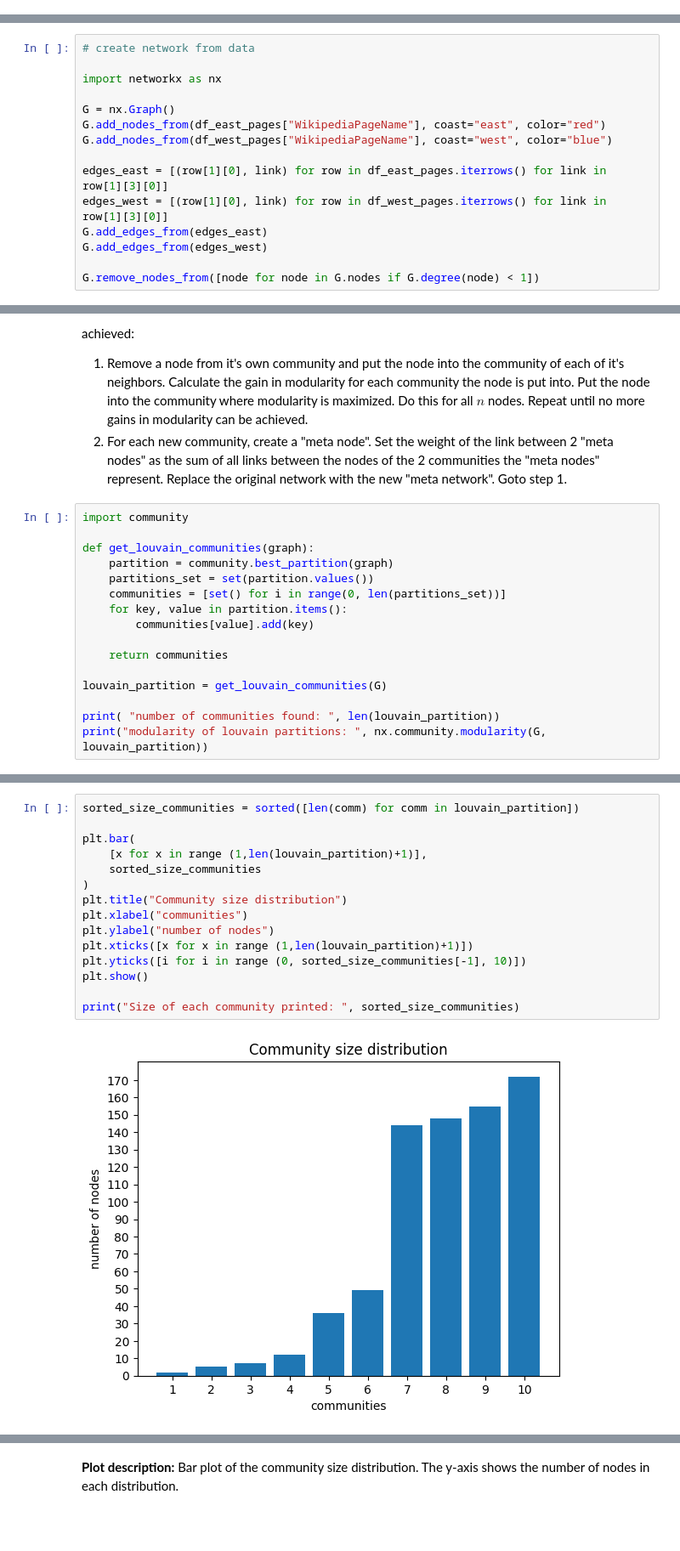
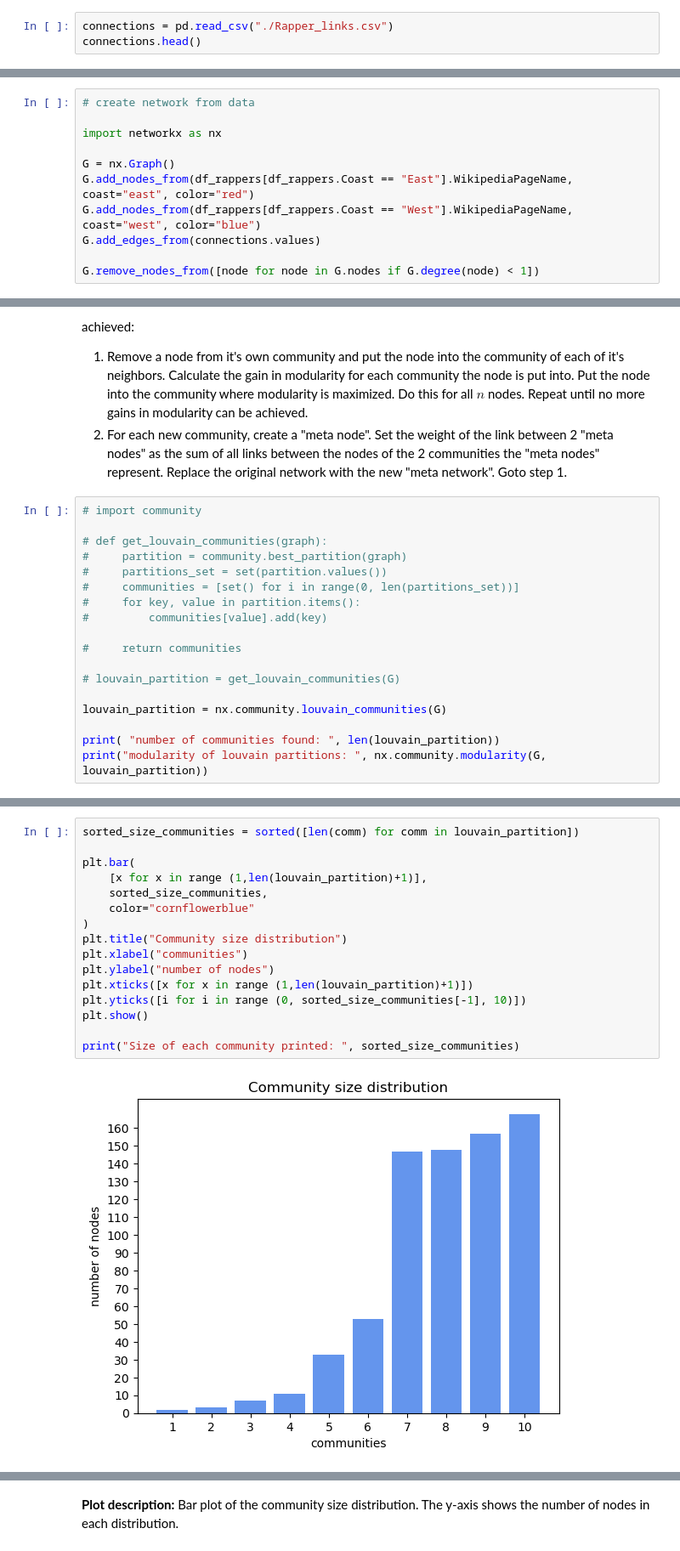
Before and after one commit to andste97/socialgraphs2023f-project, a Jupyter notebook: assignments/Assignment2.ipynb, the cells around one changed output, grey strips where cells are left out. Shown at 85% size. Cells and saved outputs as stored; diff of their text form; blank space fills up the shorter version.

```diff
--- a/assignments/Assignment2.ipynb
+++ b/assignments/Assignment2.ipynb
@@ -573,3 +572,6 @@ It is calculated by:
 $M_c = \frac{L_c}{L} - (\frac{k_c}{2L})^2$
 
 which is the number of links within the local community divided by the total number of links in the network minus the square of the sum of degrees in the local community divided by 2 times the total number of links in the network. Therefore the first term calculates relative connectedness within the community compared to the network, the second term the connectedness of a random model squared.
+# %%
+connections = pd.read_csv("./Rapper_links.csv")
+connections.head()
@@ -579,13 +588,9 @@ which is the number of links within the local community divided by the total num
 import networkx as nx
 
 G = nx.Graph()
-G.add_nodes_from(df_east_pages["WikipediaPageName"], coast="east", color="red")
-G.add_nodes_from(df_west_pages["WikipediaPageName"], coast="west", color="blue")
-
-edges_east = [(row[1][0], link) for row in df_east_pages.iterrows() for link in row[1][3][0]]
-edges_west = [(row[1][0], link) for row in df_west_pages.iterrows() for link in row[1][3][0]]
-G.add_edges_from(edges_east)
-G.add_edges_from(edges_west)
+G.add_nodes_from(df_rappers[df_rappers.Coast == "East"].WikipediaPageName, coast="east", color="red")
+G.add_nodes_from(df_rappers[df_rappers.Coast == "West"].WikipediaPageName, coast="west", color="blue")
+G.add_edges_from(connections.values)
 
 G.remove_nodes_from([node for node in G.nodes if G.degree(node) < 1])
 # %% [markdown]
@@ -598,18 +603,20 @@ Then, the algorithm repeatedly iterates through two phases until no further gain
 1. Remove a node from it's own community and put the node into the community of each of it's neighbors. Calculate the gain in modularity for each community the node is put into. Put the node into the community where modularity is maximized. Do this for all $n$ nodes. Repeat until no more gains in modularity can be achieved.
 2. For each new community, create a "meta node". Set the weight of the link between 2 "meta nodes" as the sum of all links between the nodes of the 2 communities the "meta nodes" represent. Replace the original network with the new "meta network". Goto step 1.
 # %%
-import community
+# import community
 
-def get_louvain_communities(graph):
-    partition = community.best_partition(graph)
-    partitions_set = set(partition.values())
-    communities = [set() for i in range(0, len(partitions_set))]
-    for key, value in partition.items():
-        communities[value].add(key)
+# def get_louvain_communities(graph):
+#     partition = community.best_partition(graph)
+#     partitions_set = set(partition.values())
+#     communities = [set() for i in range(0, len(partitions_set))]
+#     for key, value in partition.items():
+#         communities[value].add(key)
 
-    return communities
+#     return communities
 
-louvain_partition = get_louvain_communities(G)
+# louvain_partition = get_louvain_communities(G)
+
+louvain_partition = nx.community.louvain_communities(G)
 
 print( "number of communities found: ", len(louvain_partition))
 print("modularity of louvain partitions: ", nx.community.modularity(G, louvain_partition))
@@ -627,17 +634,18 @@ The modularity of the partiton found by the louvain algorithm is 0.416.
 # %%
 sorted_size_communities = sorted([len(comm) for comm in louvain_partition])
 
 plt.bar(
     [x for x in range (1,len(louvain_partition)+1)],
-    sorted_size_communities
+    sorted_size_communities,
+    color="cornflowerblue"
 )
 plt.title("Community size distribution")
 plt.xlabel("communities")
 plt.ylabel("number of nodes")
 plt.xticks([x for x in range (1,len(louvain_partition)+1)])
 plt.yticks([i for i in range (0, sorted_size_communities[-1], 10)])
 plt.show()
 
 print("Size of each community printed: ", sorted_size_communities)
 # %% [output]
-[figure, old version]
+[figure, new version]
```
Also changed, not shown: parts of 23 cells of this notebook, 4 other files.
